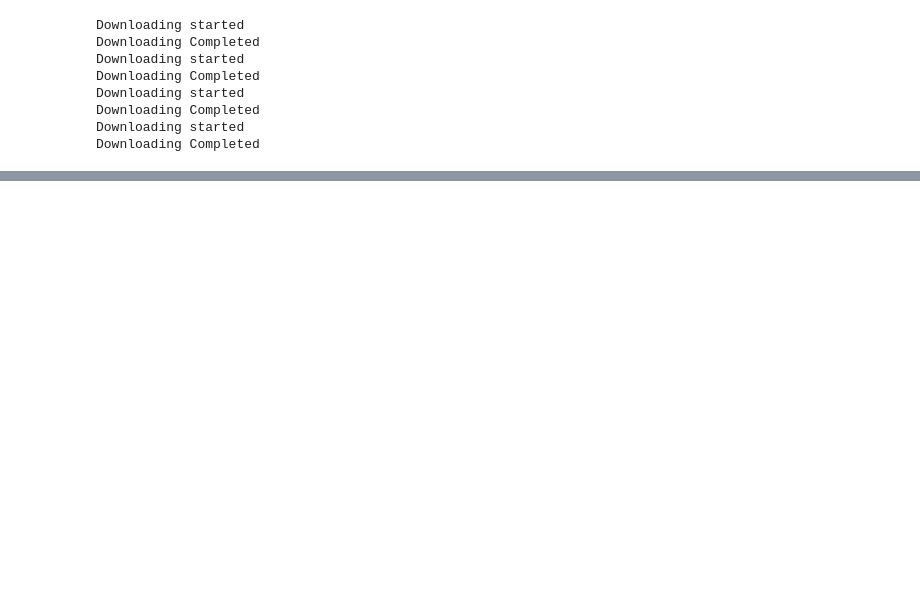
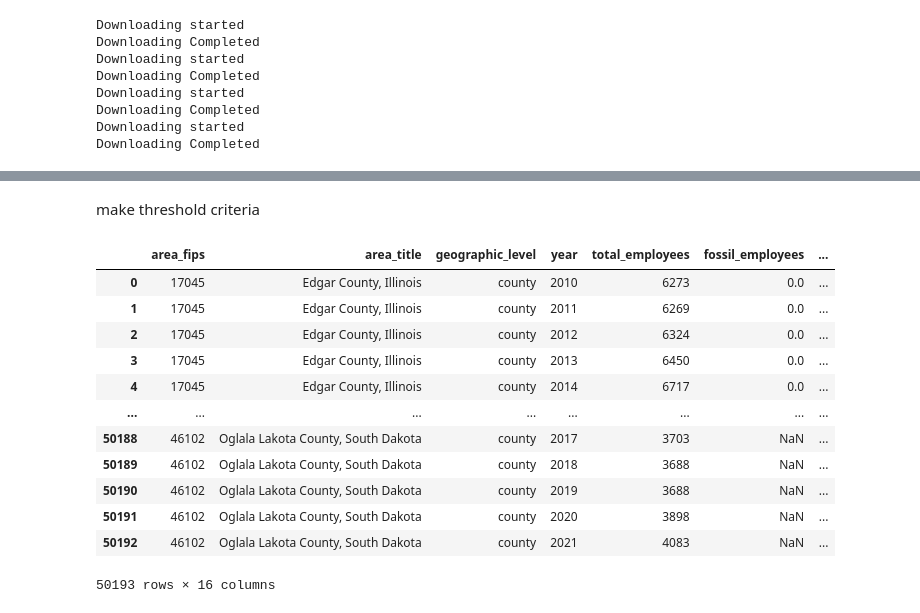
Before and after one commit to catalyst-cooperative/rmi-energy-communities, a Jupyter notebook: src/energy_comms/extract/run_qcew.ipynb, the cells around one changed output, grey strips where cells are left out. Saved outputs shown, nothing was run; the diff lists cells and outputs as text; code cells hidden in the pictures; blank space fills up the shorter version.

```diff
--- a/src/energy_comms/extract/run_qcew.ipynb
+++ b/src/energy_comms/extract/run_qcew.ipynb
@@ -169,0 +189,35 @@ combined
+# %%
+# take out C in MSA to add extra 0
+
+combined['geoid'] = combined['geoid'].str.replace('C','')
+combined['geoid'] = np.where(combined['geographic_level']=='metropolitan_stat_area',combined['geoid'] + '0',combined['geoid'])
+
+# only keep geo level we need
+
+final_employment = combined.query("geographic_level=='county' or geographic_level=='metropolitan_stat_area'")
+# %%
+# bring in BLS MSA crosswalk
+
+
+msa = msa_codes.extract()
+
+msa['geoid'] = msa['geoid'].astype(str)
+employment = final_employment.merge(msa,on='geoid',how='inner')
+# %% [markdown]
+make threshold criteria
+# %%
+employment
+# %% [output]
+|  | area_fips | area_title | geographic_level | year | total_employees | fossil_employees | ... |
+| 0 | 17045 | Edgar County, Illinois | county | 2010 | 6273 | 0.0 | ... |
+| 1 | 17045 | Edgar County, Illinois | county | 2011 | 6269 | 0.0 | ... |
+| 2 | 17045 | Edgar County, Illinois | county | 2012 | 6324 | 0.0 | ... |
+| 3 | 17045 | Edgar County, Illinois | county | 2013 | 6450 | 0.0 | ... |
+| 4 | 17045 | Edgar County, Illinois | county | 2014 | 6717 | 0.0 | ... |
+| ... | ... | ... | ... | ... | ... | ... | ... |
+| 50188 | 46102 | Oglala Lakota County, South Dakota | county | 2017 | 3703 | NaN | ... |
+| 50189 | 46102 | Oglala Lakota County, South Dakota | county | 2018 | 3688 | NaN | ... |
+| 50190 | 46102 | Oglala Lakota County, South Dakota | county | 2019 | 3688 | NaN | ... |
+| 50191 | 46102 | Oglala Lakota County, South Dakota | county | 2020 | 3898 | NaN | ... |
+| 50192 | 46102 | Oglala Lakota County, South Dakota | county | 2021 | 4083 | NaN | ... |
+50193 rows × 16 columns
```
Also changed, not shown: parts of 20 cells of this notebook, 14 other files.
